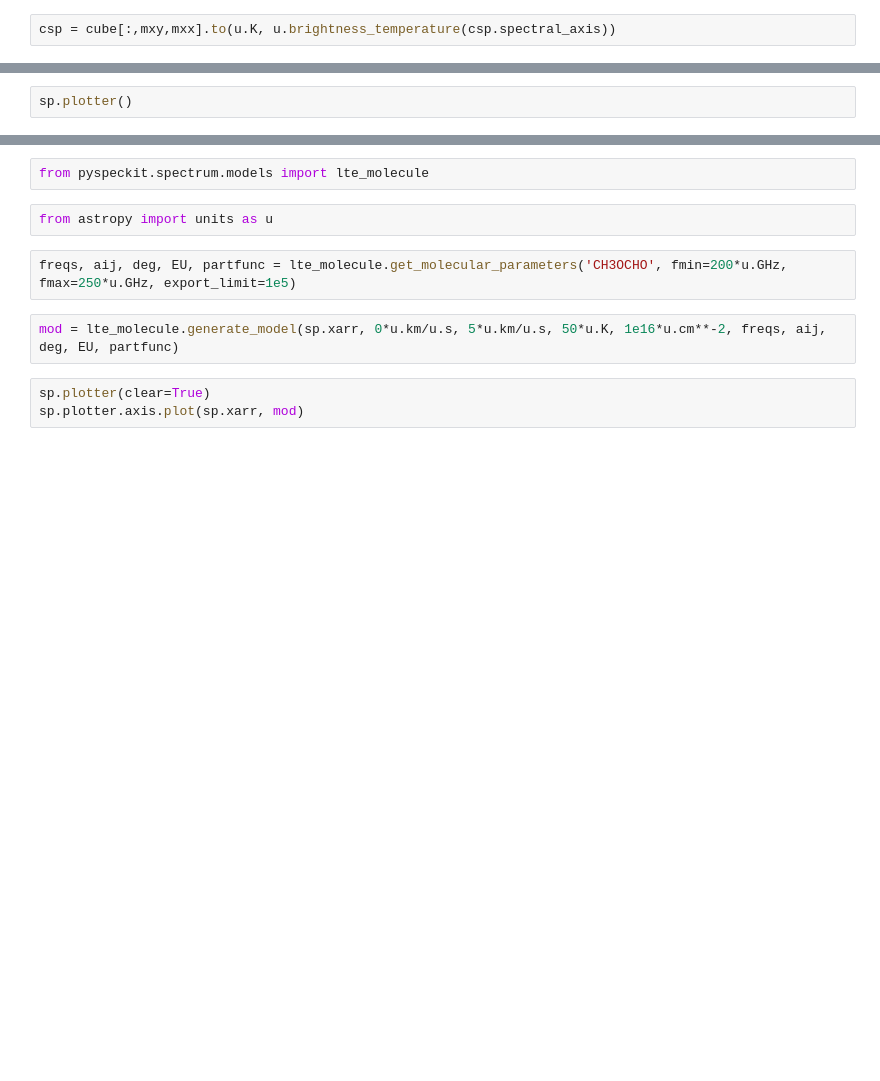
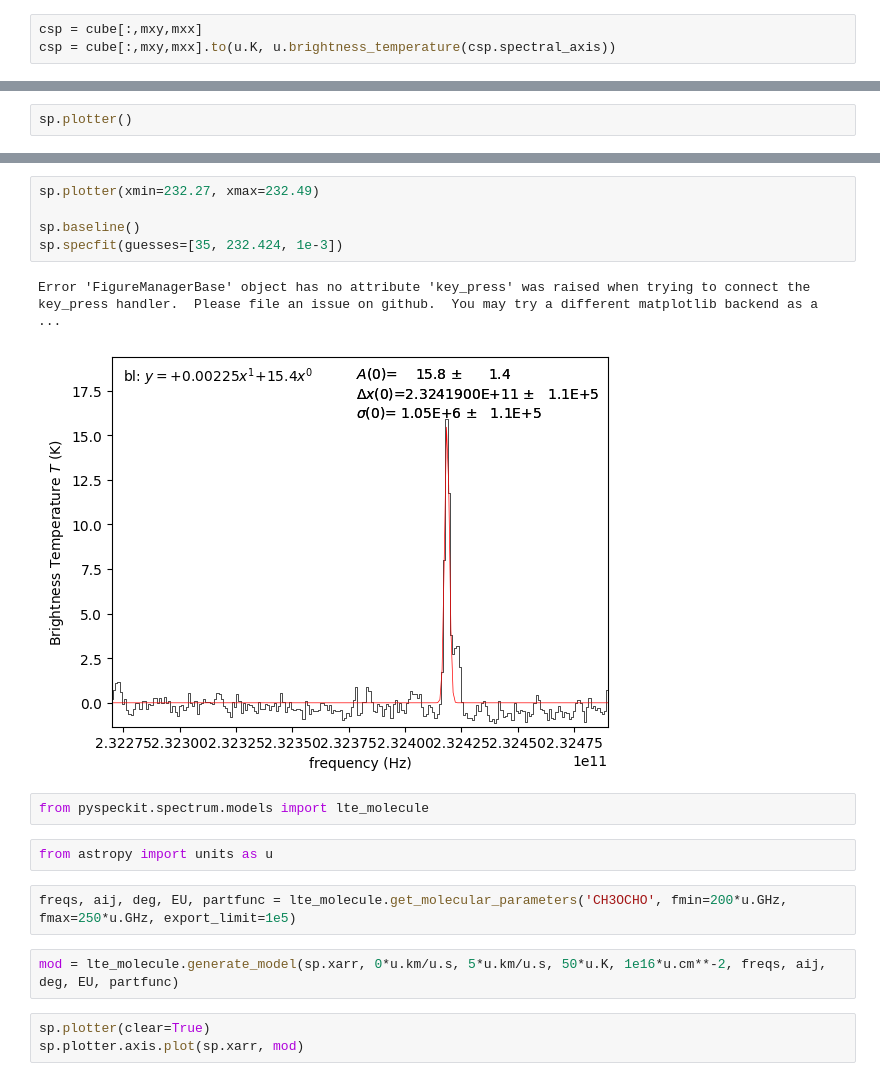
Before and after one commit to keflavich/notebooks, a Jupyter notebook: PyspeckitSpectrum.ipynb, the cells around one changed output, grey strips where cells are left out. Cells and saved outputs as stored; diff of their text form; blank space fills up the shorter version.

```diff
--- a/PyspeckitSpectrum.ipynb
+++ b/PyspeckitSpectrum.ipynb
@@ -21,6 +31,7 @@ mxy,mxx
 # %%
 from astropy import units as u
 # %%
+csp = cube[:,mxy,mxx]
 csp = cube[:,mxy,mxx].to(u.K, u.brightness_temperature(csp.spectral_axis))
 # %%
 sp = pyspeckit.Spectrum.from_hdu(csp.hdu)
@@ -29,3 +51,11 @@ sp.plotter()
+# %%
+sp.plotter(xmin=232.27, xmax=232.49)
+
+sp.baseline()
+sp.specfit(guesses=[35, 232.424, 1e-3])
+# %% [output]
+Error 'FigureManagerBase' object has no attribute 'key_press' was raised when trying to connect the key_press handler.  Please file an issue on github.  You may try a different matplotlib backend as a ...
+[figure, added]
 # %%
 from pyspeckit.spectrum.models import lte_molecule
 # %%
```
Also changed, not shown: parts of 9 cells of this notebook, 2 other files.
